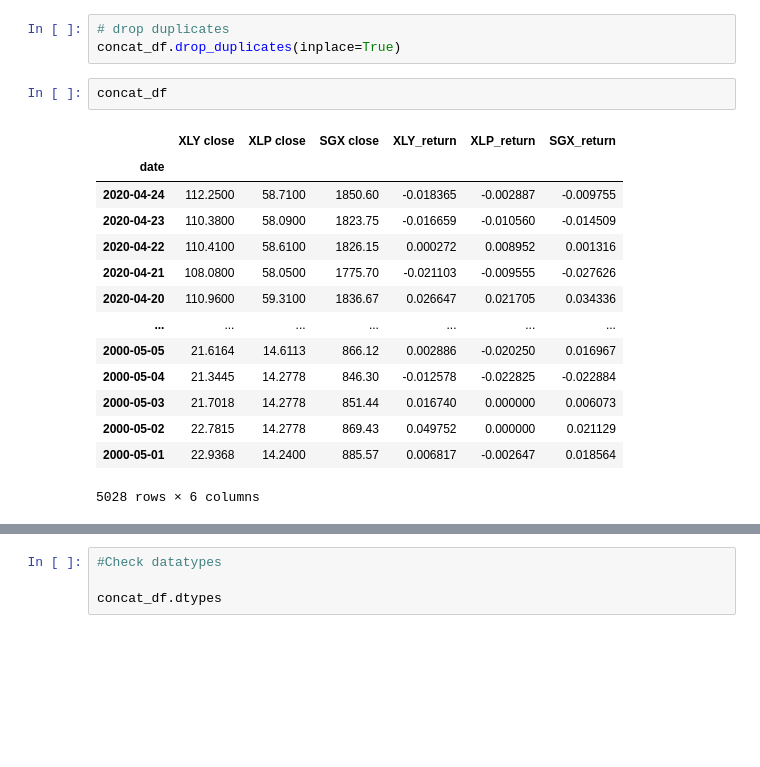
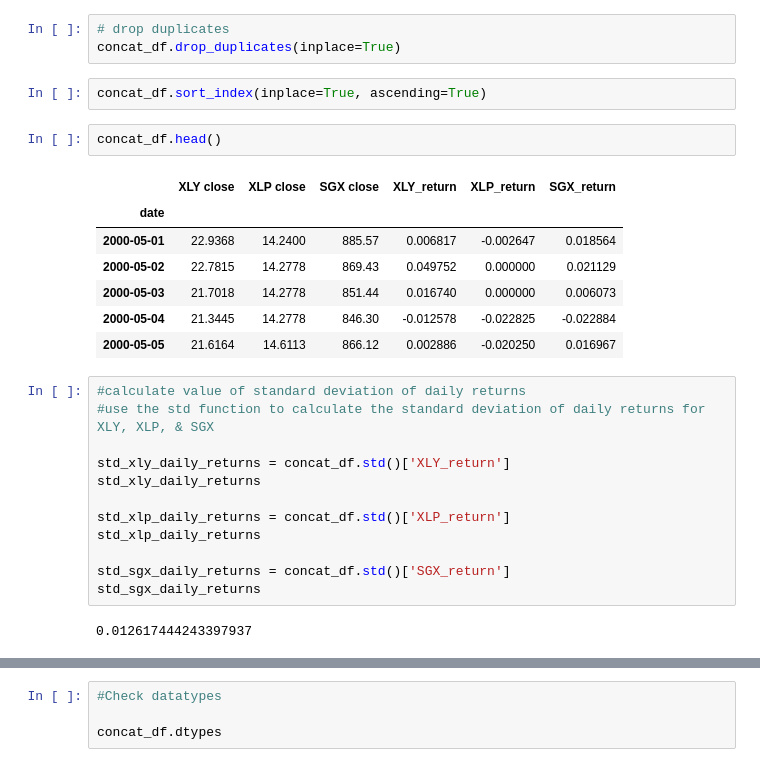
Before and after one commit to bkayratkyzy/Monte_Carlo_Simulations, a Jupyter notebook: notebooks/kelly.ipynb, the cells around one changed output, grey strips where cells are left out. Saved outputs shown, nothing was run; the diff lists cells and outputs as text; blank space fills up the shorter version.

```diff
--- a/notebooks/kelly.ipynb
+++ b/notebooks/kelly.ipynb
@@ -163,20 +163,29 @@ Length: 5028, dtype: bool
 # %%
 # drop duplicates
 concat_df.drop_duplicates(inplace=True)
+# %%
+concat_df.sort_index(inplace=True, ascending=True)
 # %%
-concat_df
+concat_df.head()
 # %% [output]
 |  | XLY close | XLP close | SGX close | XLY_return | XLP_return | SGX_return |
 | date |  |  |  |  |  |  |
-| 2020-04-24 | 112.2500 | 58.7100 | 1850.60 | -0.018365 | -0.002887 | -0.009755 |
-| 2020-04-23 | 110.3800 | 58.0900 | 1823.75 | -0.016659 | -0.010560 | -0.014509 |
-| 2020-04-22 | 110.4100 | 58.6100 | 1826.15 | 0.000272 | 0.008952 | 0.001316 |
-| 2020-04-21 | 108.0800 | 58.0500 | 1775.70 | -0.021103 | -0.009555 | -0.027626 |
-| 2020-04-20 | 110.9600 | 59.3100 | 1836.67 | 0.026647 | 0.021705 | 0.034336 |
-| ... | ... | ... | ... | ... | ... | ... |
+| 2000-05-01 | 22.9368 | 14.2400 | 885.57 | 0.006817 | -0.002647 | 0.018564 |
+| 2000-05-02 | 22.7815 | 14.2778 | 869.43 | 0.049752 | 0.000000 | 0.021129 |
+| 2000-05-03 | 21.7018 | 14.2778 | 851.44 | 0.016740 | 0.000000 | 0.006073 |
+| 2000-05-04 | 21.3445 | 14.2778 | 846.30 | -0.012578 | -0.022825 | -0.022884 |
 | 2000-05-05 | 21.6164 | 14.6113 | 866.12 | 0.002886 | -0.020250 | 0.016967 |
-| 2000-05-04 | 21.3445 | 14.2778 | 846.30 | -0.012578 | -0.022825 | -0.022884 |
-| 2000-05-03 | 21.7018 | 14.2778 | 851.44 | 0.016740 | 0.000000 | 0.006073 |
-| 2000-05-02 | 22.7815 | 14.2778 | 869.43 | 0.049752 | 0.000000 | 0.021129 |
-| 2000-05-01 | 22.9368 | 14.2400 | 885.57 | 0.006817 | -0.002647 | 0.018564 |
-5028 rows × 6 columns
+# %%
+#calculate value of standard deviation of daily returns
+#use the std function to calculate the standard deviation of daily returns for XLY, XLP, & SGX
+
+std_xly_daily_returns = concat_df.std()['XLY_return']
+std_xly_daily_returns
+
+std_xlp_daily_returns = concat_df.std()['XLP_return']
+std_xlp_daily_returns
+
+std_sgx_daily_returns = concat_df.std()['SGX_return']
+std_sgx_daily_returns
+# %% [output]
+0.012617444243397937
```
Also changed, not shown: parts of 15 cells of this notebook.
